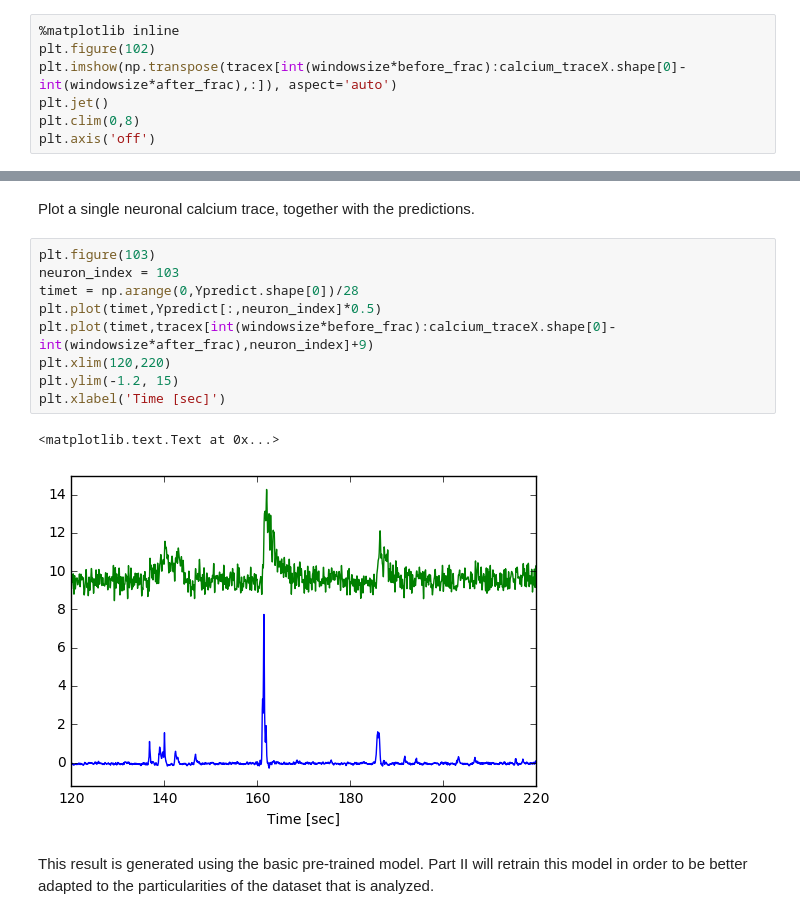
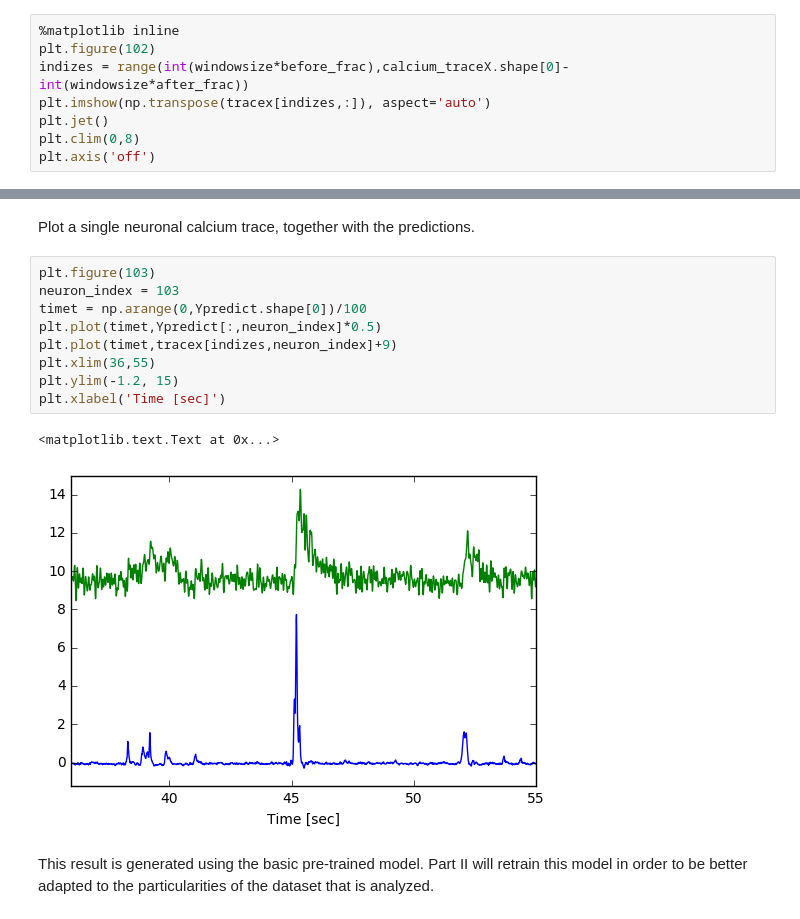
Before and after one commit to PTRRupprecht/Spikefinder-Elephant, a Jupyter notebook: Demo.ipynb, the cells around one changed output, grey strips where cells are left out. Cells and saved outputs as stored; diff of their text form.

```diff
--- a/Demo.ipynb
+++ b/Demo.ipynb
@@ -84,7 +85,8 @@ It is necessary to discard the first and last few data points from the calcium t
 # %%
 %matplotlib inline
 plt.figure(102)
-plt.imshow(np.transpose(tracex[int(windowsize*before_frac):calcium_traceX.shape[0]-int(windowsize*after_frac),:]), aspect='auto')
+indizes = range(int(windowsize*before_frac),calcium_traceX.shape[0]-int(windowsize*after_frac))
+plt.imshow(np.transpose(tracex[indizes,:]), aspect='auto')
 plt.jet()
 plt.clim(0,8)
 plt.axis('off')
@@ -106,15 +108,15 @@ Plot a single neuronal calcium trace, together with the predictions.
 # %%
 plt.figure(103)
 neuron_index = 103
-timet = np.arange(0,Ypredict.shape[0])/28
+timet = np.arange(0,Ypredict.shape[0])/100
 plt.plot(timet,Ypredict[:,neuron_index]*0.5)
-plt.plot(timet,tracex[int(windowsize*before_frac):calcium_traceX.shape[0]-int(windowsize*after_frac),neuron_index]+9)
-plt.xlim(120,220)
+plt.plot(timet,tracex[indizes,neuron_index]+9)
+plt.xlim(36,55)
 plt.ylim(-1.2, 15)
 plt.xlabel('Time [sec]')
 # %% [output]
 <matplotlib.text.Text at 0x...>
-[figure, old version]
+[figure, new version]
 # %% [markdown]
 This result is generated using the basic pre-trained model. Part II will retrain this model in order to be better adapted to the particularities of the dataset that is analyzed.
 # %% [markdown]
```
Also changed, not shown: parts of 7 cells of this notebook.
